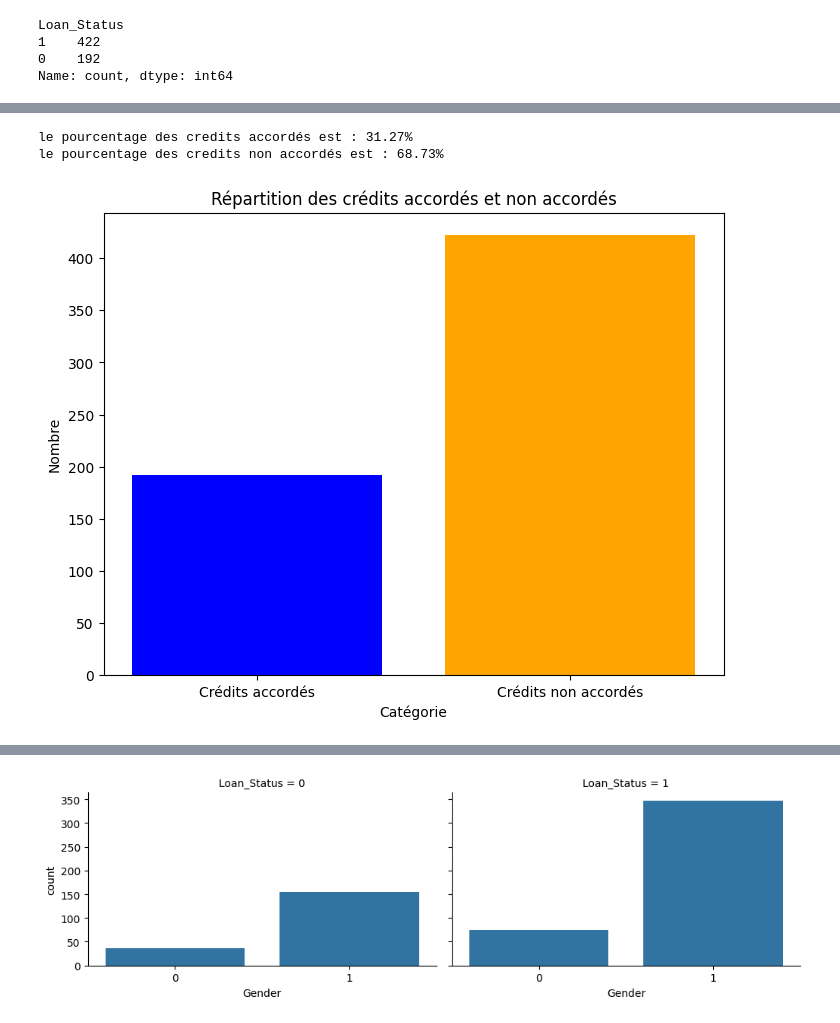
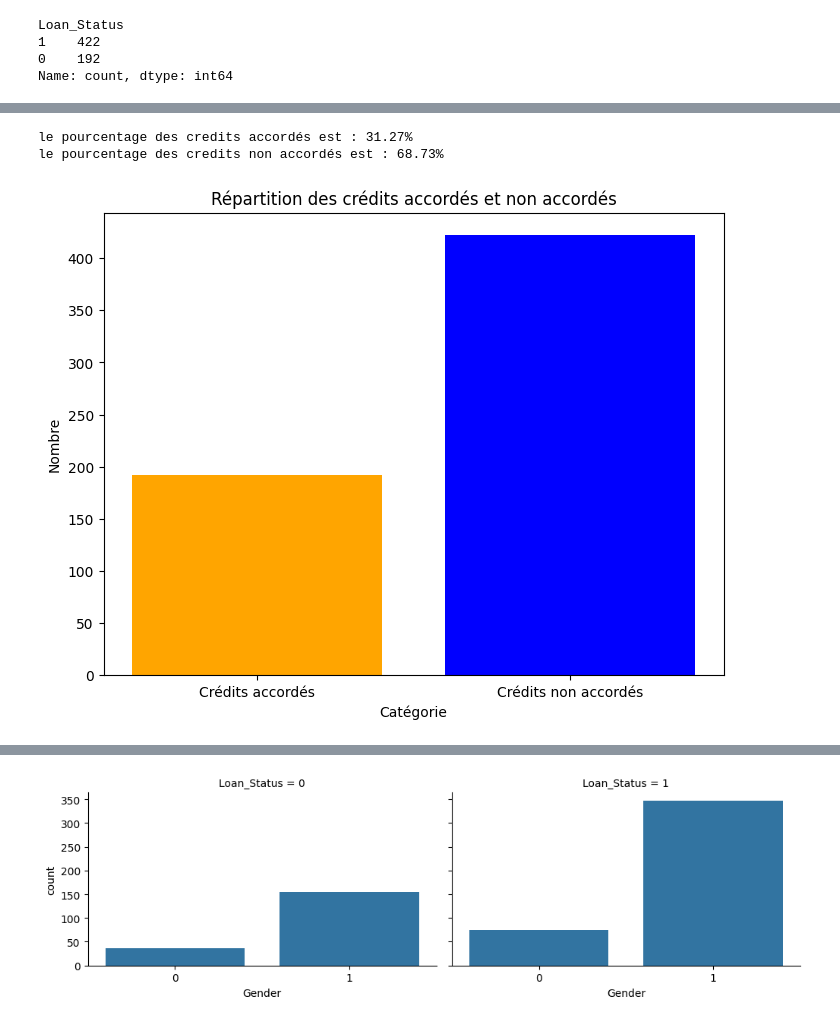
Before and after one commit to Ramsesocho/PredictionCreditBancaire, a Jupyter notebook: CreditModel.ipynb, the cells around one changed output, grey strips where cells are left out. Cells and saved outputs as stored; diff of their text form; code cells hidden in the pictures.

```diff
--- a/CreditModel.ipynb
+++ b/CreditModel.ipynb
@@ -108,0 +93,9 @@ Length: 13, dtype: int64
+# %%
+# Remplir les valeurs manquantes
+df['Credit_History'].fillna(df['Credit_History'].mode()[0], inplace=True)
+df['Self_Employed'].fillna(df['Self_Employed'].mode()[0], inplace=True)
+df['LoanAmount'].fillna(df['LoanAmount'].median(), inplace=True)
+df['Dependents'].fillna(df['Dependents'].mode()[0], inplace=True)
+df['Loan_Amount_Term'].fillna(df['Loan_Amount_Term'].mode()[0], inplace=True)
+df['Gender'].fillna(df['Gender'].mode()[0], inplace=True)
+df['Married'].fillna(df['Married'].mode()[0], inplace=True)
@@ -171,0 +139,11 @@ num_data
+# %%
+# Conversion des variables catégorielles en variables numériques
+df['Gender'] = df['Gender'].map({'Male': 1, 'Female': 0})
+df['Married'] = df['Married'].map({'Yes': 1, 'No': 0})
+df['Education'] = df['Education'].map({'Graduate': 1, 'Not Graduate': 0})
+df['Self_Employed'] = df['Self_Employed'].map({'Yes': 1, 'No': 0})
+df['Property_Area'] = df['Property_Area'].map({'Urban': 2, 'Semiurban': 1, 'Rural': 0})
+df['Loan_Status'] = df['Loan_Status'].map({'Y': 1, 'N': 0})
+
+# Pour la variable 'Dependents', nous pouvons gérer les valeurs comme suit :
+df['Dependents'] = df['Dependents'].replace('3+', 3).astype(int)
@@ -278,7 +190,3 @@ Loan_Status
 1    422
 0    192
 Name: count, dtype: int64
-# %%
-# la base de données utilisées pour l'analyse exploratoire
-
-df=pd.concat([cat_data,num_data,target],axis=1)
@@ -301,18 +217,18 @@ df
 # %%
-counts = [target.value_counts()[0], target.value_counts()[1]]
-yes = counts[0] / len(target)
-no = counts[1] / len(target)
+counts = [df['Loan_Status'].value_counts()[0], df['Loan_Status'].value_counts()[1]]
+yes = counts[0] / len(df['Loan_Status'])
+no = counts[1] / len(df['Loan_Status'])
 
 print(f'le pourcentage des credits accordés est : {yes:.2%}')
 print(f'le pourcentage des credits non accordés est : {no:.2%}')
 
 plt.figure(figsize=(8, 6))
-plt.bar(['Crédits accordés', 'Crédits non accordés'], counts, color=['blue', 'orange'])
+plt.bar(['Crédits accordés', 'Crédits non accordés'], counts, color=['orange', 'blue'])
 plt.xlabel('Catégorie')
 plt.ylabel('Nombre')
 plt.title('Répartition des crédits accordés et non accordés')
 plt.show()
 # %% [output]
 le pourcentage des credits accordés est : 31.27%
 le pourcentage des credits non accordés est : 68.73%
-[figure, old version]
+[figure, new version]
```
Also changed, not shown: parts of 44 cells of this notebook, 1 other file.
